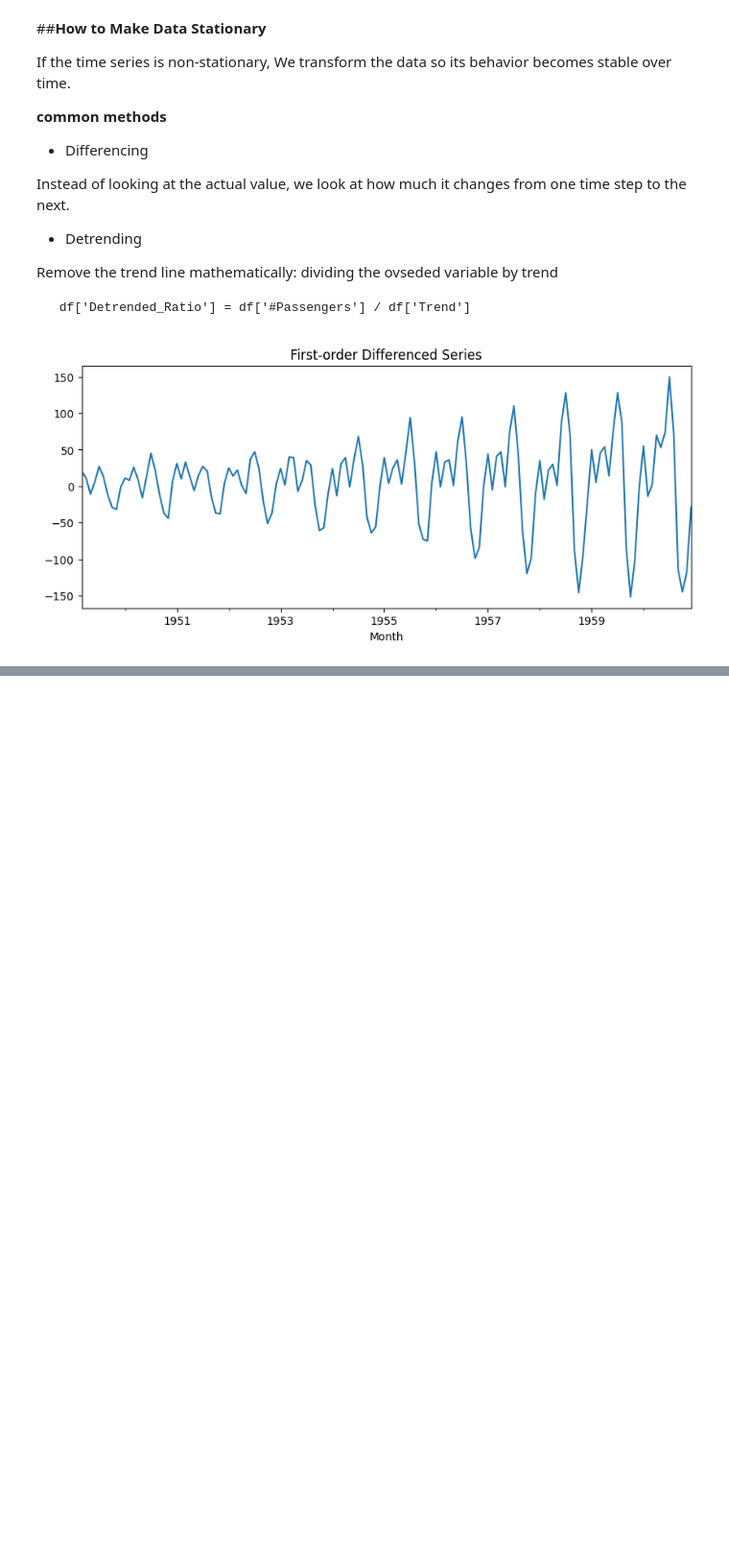
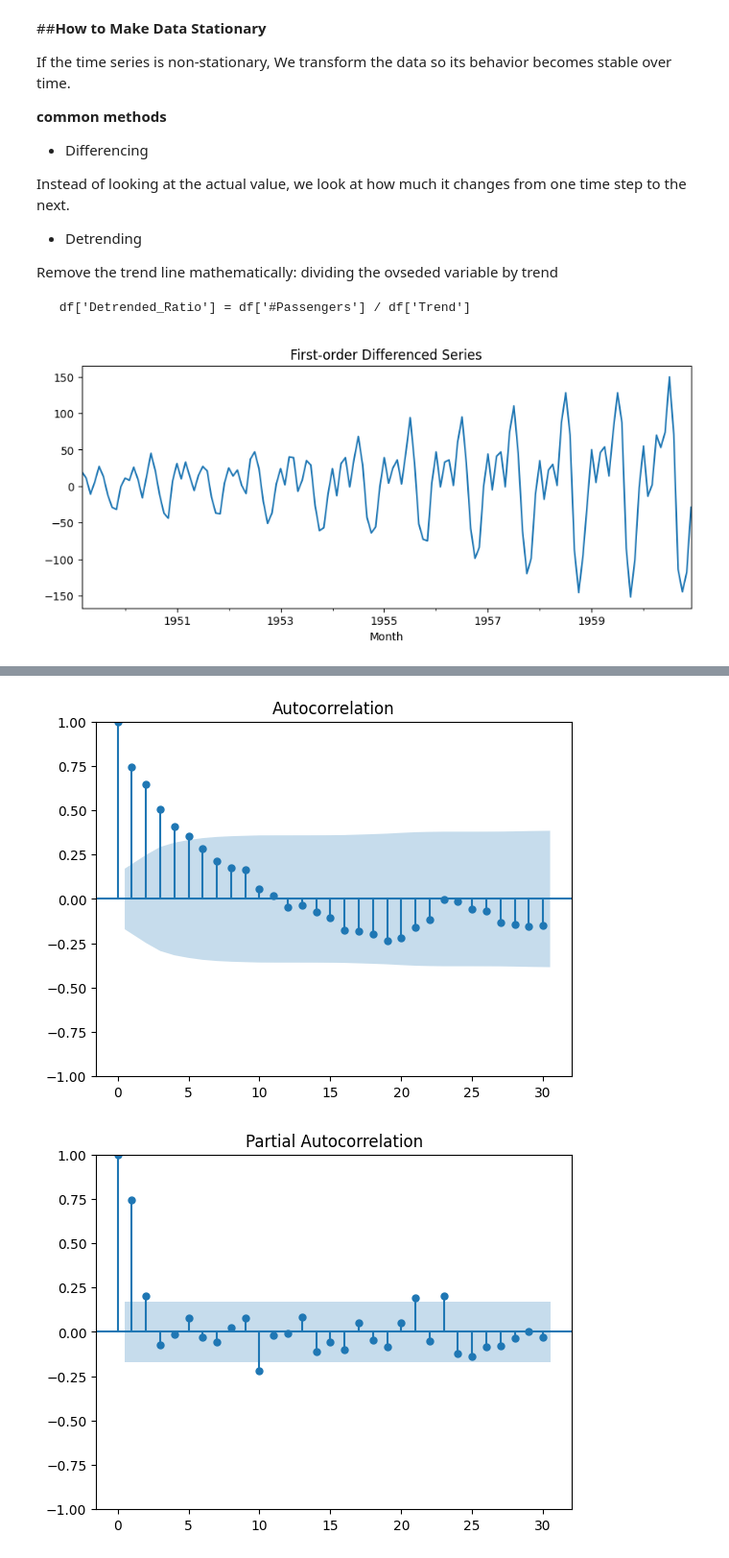
Before and after one commit to Luckysolex/Data-Science-Projects, a Jupyter notebook: Time_series.ipynb, the cells around one changed output, grey strips where cells are left out. Shown at 96% size. Saved outputs shown, nothing was run; the diff lists cells and outputs as text; code cells hidden in the pictures; blank space fills up the shorter version.

```diff
--- a/Time_series.ipynb
+++ b/Time_series.ipynb
@@ -249,0 +354,11 @@ plt.show()
+# %%
+from statsmodels.graphics.tsaplots import plot_acf, plot_pacf
+
+plot_acf(df_seasonal, lags = 30)
+plt.show()
+
+plot_pacf(df_seasonal, lags = 30)
+plt.show()
+# %% [output]
+[figure, added]
+[figure, added]
```
Also changed, not shown: parts of 29 cells of this notebook.
